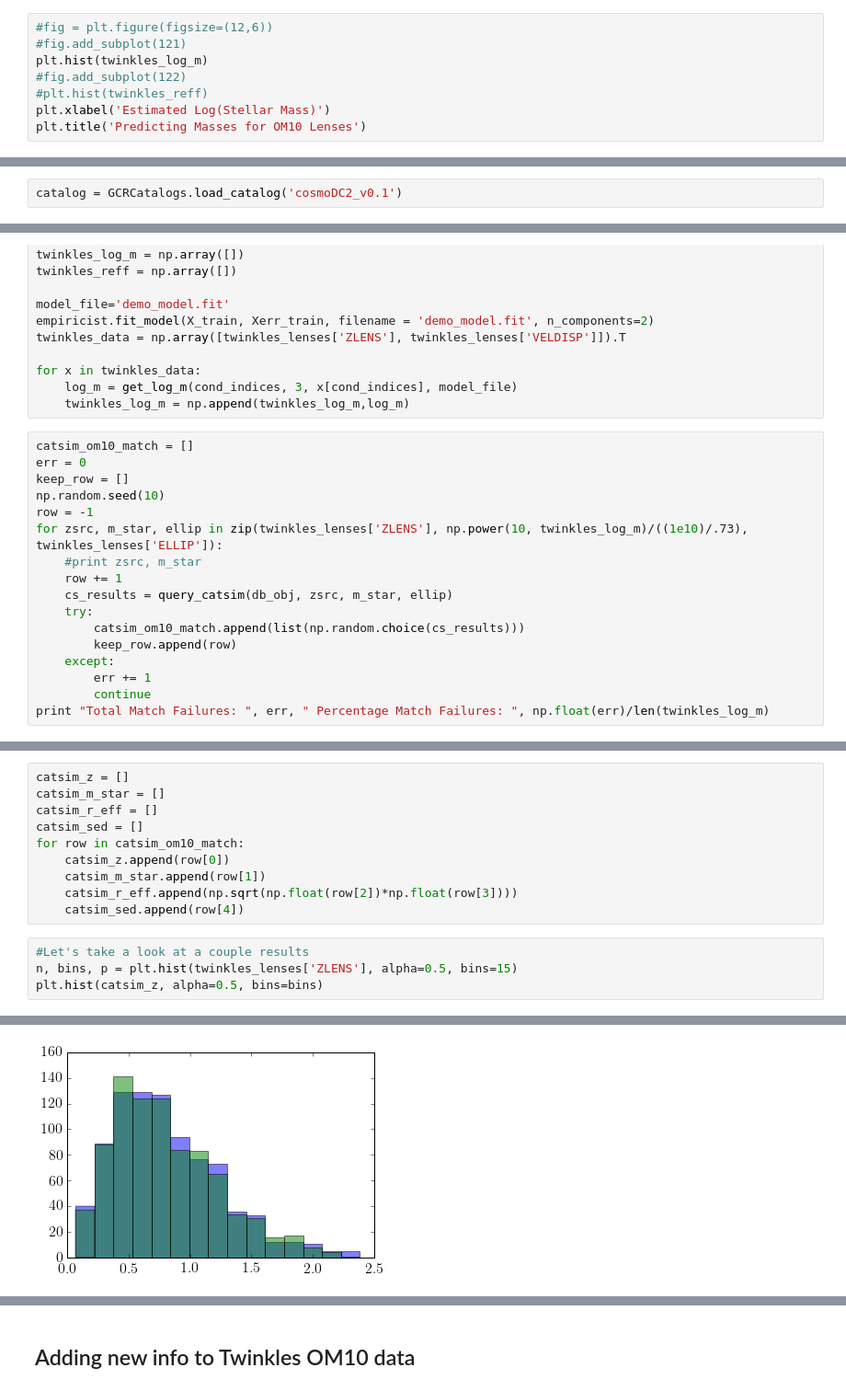
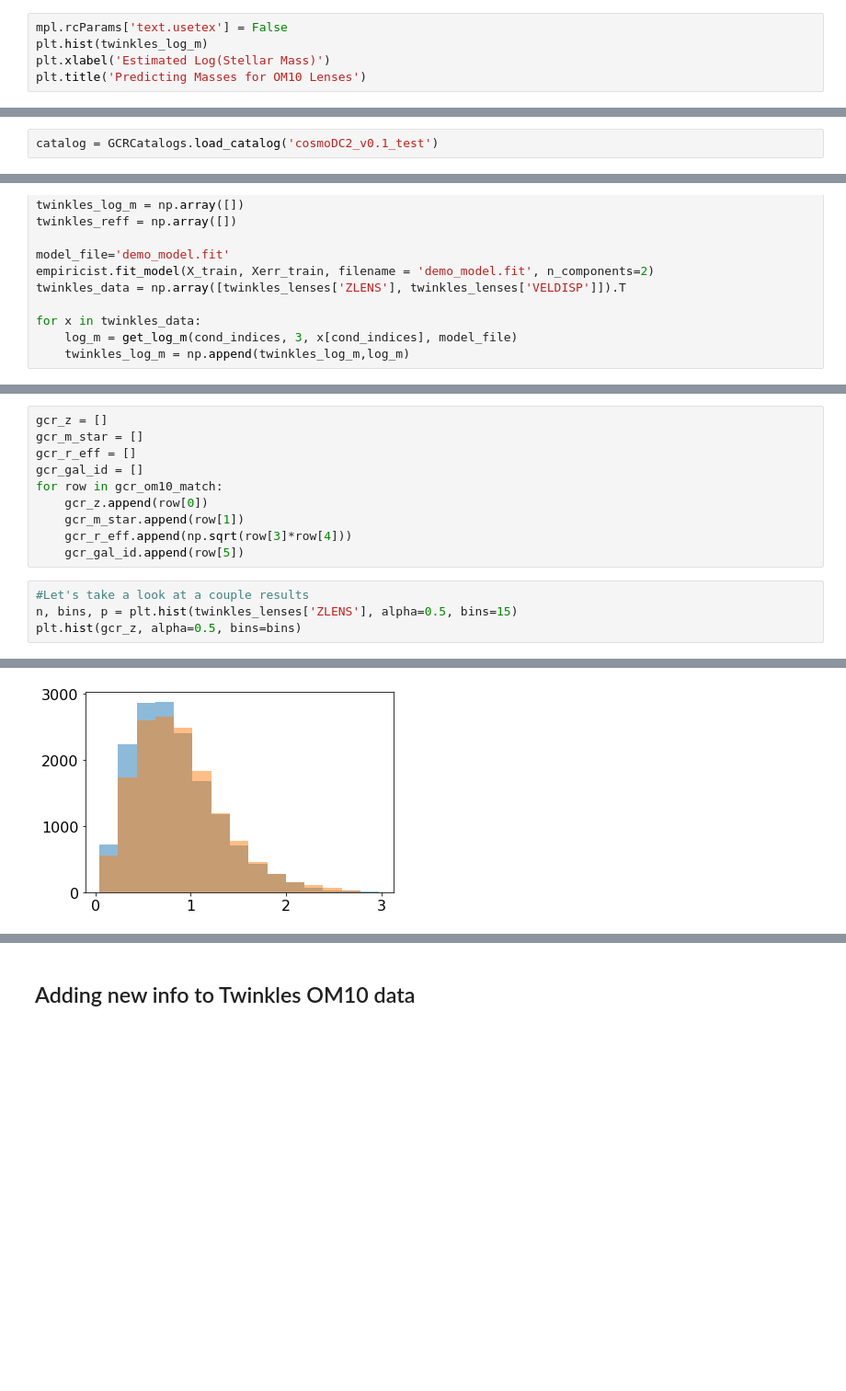
Before and after one commit to LSSTDESC/Twinkles, a Jupyter notebook: examples/notebooks/MatchingLensGalaxies.ipynb, the cells around one changed output, grey strips where cells are left out. Shown at 92% size. Cells and saved outputs as stored; diff of their text form; blank space fills up the shorter version.

```diff
--- a/examples/notebooks/MatchingLensGalaxies.ipynb
+++ b/examples/notebooks/MatchingLensGalaxies.ipynb
@@ -395,9 +416,6 @@ for x in twinkles_data:
 # %%
-#fig = plt.figure(figsize=(12,6))
-#fig.add_subplot(121)
+mpl.rcParams['text.usetex'] = False
 plt.hist(twinkles_log_m)
-#fig.add_subplot(122)
-#plt.hist(twinkles_reff)
 plt.xlabel('Estimated Log(Stellar Mass)')
 plt.title('Predicting Masses for OM10 Lenses')
 # %% [output]
@@ -410,6 +429,6 @@ import GCRCatalogs
 from GCR import GCRQuery
 # %%
-catalog = GCRCatalogs.load_catalog('cosmoDC2_v0.1')
+catalog = GCRCatalogs.load_catalog('cosmoDC2_v0.1_test')
 # %%
 %%time
 gcr_om10_match = []
@@ -581,20 +701,3 @@ twinkles_data = np.array([twinkles_lenses['ZLENS'], twinkles_lenses['VELDISP']])
 for x in twinkles_data:
     log_m = get_log_m(cond_indices, 3, x[cond_indices], model_file)
     twinkles_log_m = np.append(twinkles_log_m,log_m)
-# %%
-catsim_om10_match = []
-err = 0
-keep_row = []
-np.random.seed(10)
-row = -1
-for zsrc, m_star, ellip in zip(twinkles_lenses['ZLENS'], np.power(10, twinkles_log_m)/((1e10)/.73), twinkles_lenses['ELLIP']):
-    #print zsrc, m_star
-    row += 1
-    cs_results = query_catsim(db_obj, zsrc, m_star, ellip)
-    try:
-        catsim_om10_match.append(list(np.random.choice(cs_results)))
-        keep_row.append(row)
-    except:
-        err += 1
-        continue
-print "Total Match Failures: ", err, " Percentage Match Failures: ", np.float(err)/len(twinkles_log_m)
@@ -603,15 +796,15 @@ Total Match Failures:  11  Percentage Match Failures:  0.0126146788991
 # %%
-catsim_z = []
-catsim_m_star = []
-catsim_r_eff = []
-catsim_sed = []
-for row in catsim_om10_match:
-    catsim_z.append(row[0])
-    catsim_m_star.append(row[1])
-    catsim_r_eff.append(np.sqrt(np.float(row[2])*np.float(row[3])))
-    catsim_sed.append(row[4])
+gcr_z = []
+gcr_m_star = []
+gcr_r_eff = []
+gcr_gal_id = []
+for row in gcr_om10_match:
+    gcr_z.append(row[0])
+    gcr_m_star.append(row[1])
+    gcr_r_eff.append(np.sqrt(row[3]*row[4]))
+    gcr_gal_id.append(row[5])
 # %%
 #Let's take a look at a couple results
 n, bins, p = plt.hist(twinkles_lenses['ZLENS'], alpha=0.5, bins=15)
-plt.hist(catsim_z, alpha=0.5, bins=bins)
+plt.hist(gcr_z, alpha=0.5, bins=bins)
 # %% [output]
@@ -624,4 +817,4 @@ plt.hist(catsim_z, alpha=0.5, bins=bins)
  <a list of 15 Patch objects>)
-[figure, old version]
+[figure, new version]
 # %%
 #Let's take a look at a couple results
```
Also changed, not shown: parts of 47 cells of this notebook, 2 other files.
